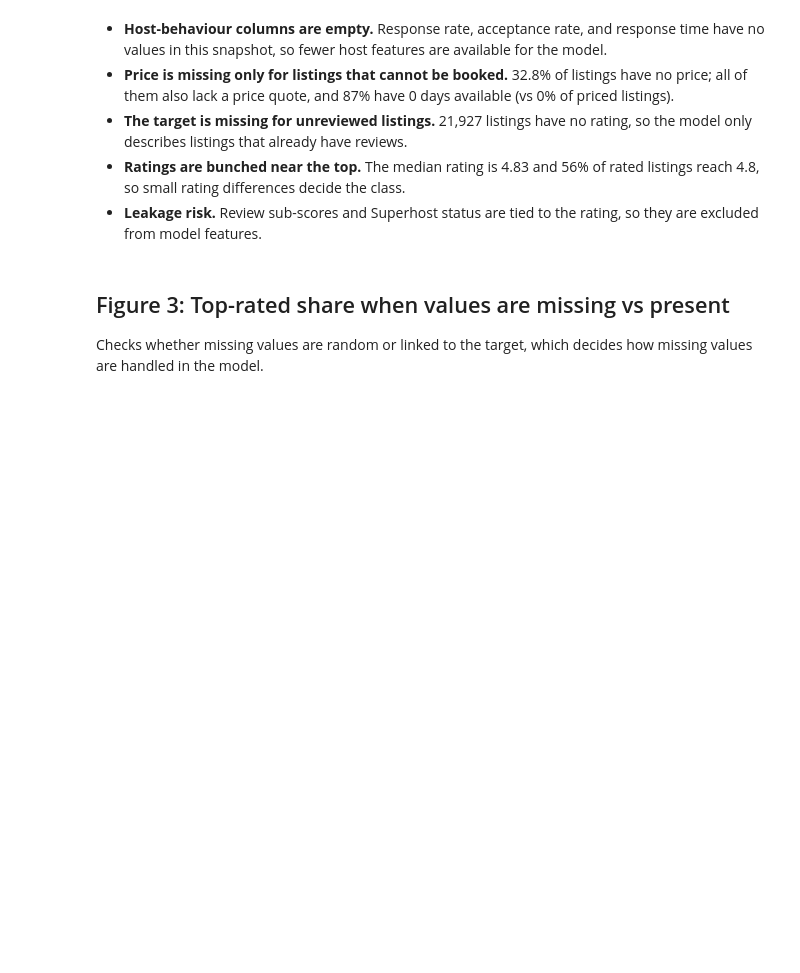
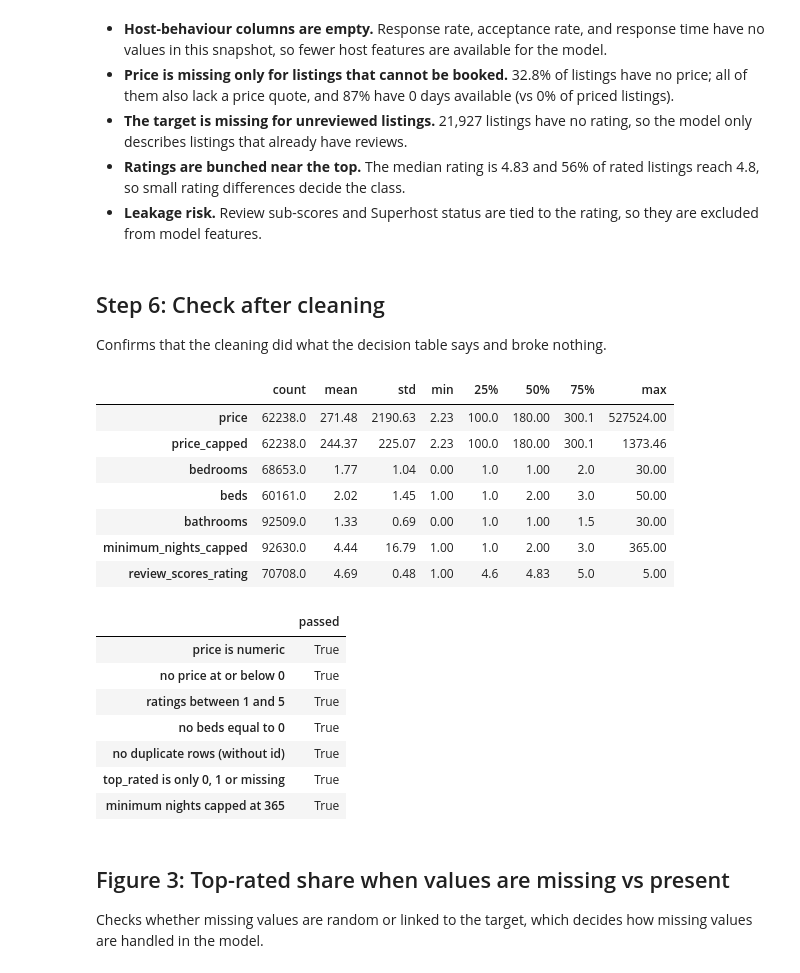
Before and after one commit to varunavy/data230-london-airbnb, a Jupyter notebook: notebooks/01_cleaning.ipynb, the cells around one changed output. Cells and saved outputs as stored; diff of their text form; code cells hidden in the pictures; blank space fills up the shorter version.

```diff
--- a/notebooks/01_cleaning.ipynb
+++ b/notebooks/01_cleaning.ipynb
@@ -265,6 +491,39 @@ display(Markdown(f"""
 - **The target is missing for unreviewed listings.** 21,927 listings have no rating, so the model only describes listings that already have reviews.
 - **Ratings are bunched near the top.** The median rating is 4.83 and 56% of rated listings reach 4.8, so small rating differences decide the class.
 - **Leakage risk.** Review sub-scores and Superhost status are tied to the rating, so they are excluded from model features.
+# %% [markdown]
+## Step 6: Check after cleaning
+Confirms that the cleaning did what the decision table says and broke nothing.
+# %%
+num_cols = ["price", "price_capped", "bedrooms", "beds", "bathrooms", "minimum_nights_capped", "review_scores_rating"]
+display(clean[num_cols].describe().T.round(2))
+checks = {
+    "price is numeric": pd.api.types.is_numeric_dtype(clean["price"]),
+    "no price at or below 0": bool((clean["price"].dropna() > 0).all()),
+    "ratings between 1 and 5": bool(clean["review_scores_rating"].dropna().between(1, 5).all()),
+    "no beds equal to 0": bool((clean["beds"].dropna() > 0).all()),
+    "no duplicate rows (without id)": not clean.drop(columns=["id"]).duplicated().any(),
+    "top_rated is only 0, 1 or missing": set(clean["top_rated"].dropna().unique()) <= {0, 1},
+    "minimum nights capped at 365": bool((clean["minimum_nights_capped"].dropna() <= 365).all()),
+}
+display(pd.Series(checks, name="passed").to_frame())
+# %% [output]
+|  | count | mean | std | min | 25% | 50% | 75% | max |
+| price | 62238.0 | 271.48 | 2190.63 | 2.23 | 100.0 | 180.00 | 300.1 | 527524.00 |
+| price_capped | 62238.0 | 244.37 | 225.07 | 2.23 | 100.0 | 180.00 | 300.1 | 1373.46 |
+| bedrooms | 68653.0 | 1.77 | 1.04 | 0.00 | 1.0 | 1.00 | 2.0 | 30.00 |
+| beds | 60161.0 | 2.02 | 1.45 | 1.00 | 1.0 | 2.00 | 3.0 | 50.00 |
+| bathrooms | 92509.0 | 1.33 | 0.69 | 0.00 | 1.0 | 1.00 | 1.5 | 30.00 |
+| minimum_nights_capped | 92630.0 | 4.44 | 16.79 | 1.00 | 1.0 | 2.00 | 3.0 | 365.00 |
+| review_scores_rating | 70708.0 | 4.69 | 0.48 | 1.00 | 4.6 | 4.83 | 5.0 | 5.00 |
+|  | passed |
+| price is numeric | True |
+| no price at or below 0 | True |
+| ratings between 1 and 5 | True |
+| no beds equal to 0 | True |
+| no duplicate rows (without id) | True |
+| top_rated is only 0, 1 or missing | True |
+| minimum nights capped at 365 | True |
 # %% [markdown]
 ## Figure 3: Top-rated share when values are missing vs present
 Checks whether missing values are random or linked to the target, which decides how missing values are handled in the model.
```
Also changed, not shown: parts of 9 cells of this notebook, 2 other files.
